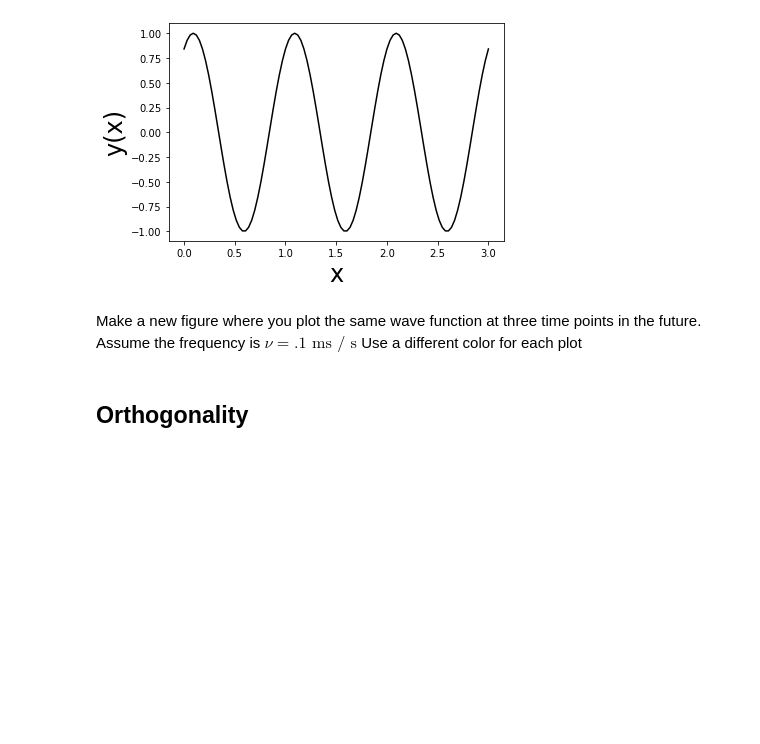
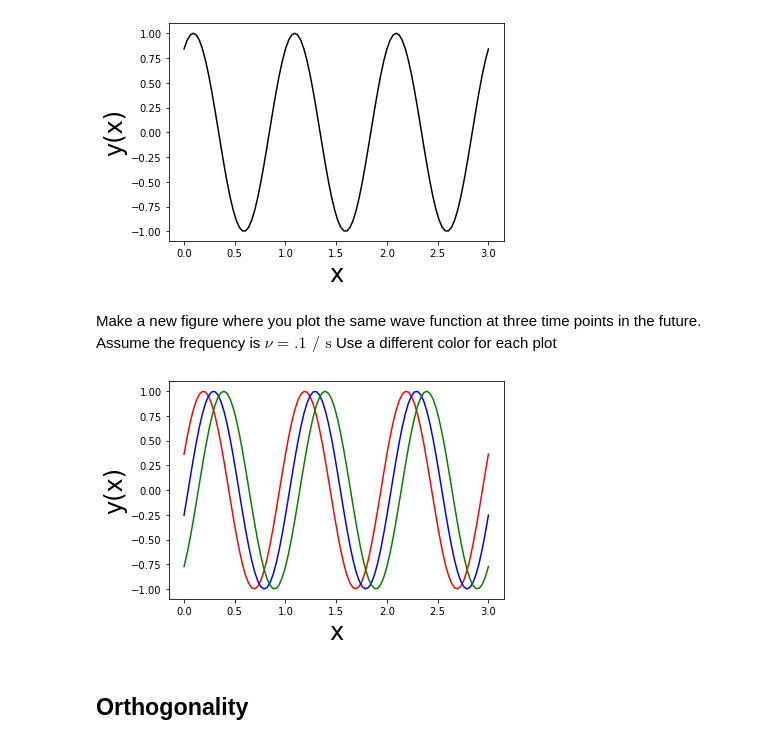
Before and after one commit to sju-chem264-2019/9-19-2019-lecture-daliahassan98, a Jupyter notebook: 9-19-2019 - Lecture Notebook.ipynb, the cells around one changed output. Drawn from its saved outputs; the diff is of its cells as text; code cells hidden in the pictures; blank space fills up the shorter version.

```diff
--- a/9-19-2019 - Lecture Notebook.ipynb
+++ b/9-19-2019 - Lecture Notebook.ipynb
@@ -362,4 +368,4 @@ plt.show()
 # %% [output]
 [figure]
 # %% [markdown]
-Make a new figure where you plot the same wave function at three time points in the future. Assume the frequency is $\nu=.1 \text{ ms / s} $ Use a different color for each plot
+Make a new figure where you plot the same wave function at three time points in the future. Assume the frequency is $\nu=.1 \text{ / s} $ Use a different color for each plot
@@ -368,3 +372,36 @@ Make a new figure where you plot the same wave function at three time points in
+# %%
+# 1 is the phase
+# 0 is the times component
+# from freq. you can get the period. period=1/(frequency). The period is 10.
+#u(x,t)=Asin(kx−ωt+ϕ), where
+#A  is the maximum amplitude of the wave, maximum distance from the highest point of the disturbance in the medium (the crest) to the equilibrium point during one wave cycle. In the illustration to the right, this is the maximum vertical distance between the baseline and the wave.
+#x  is the space coordinate
+#t  is the time coordinate
+#k  is the wavenumber
+#ν  is the natural frequency
+#ω  is the angular frequency (and  ω=2πν )
+#ϕ  is the phase
+
+import matplotlib.pyplot as plt
+import numpy as np
+x=np.linspace(0,3.0,100)
+#t=0
+#sin0x=np.sin(2*np.pi*x+0+1)
+#t=1, the future
+sin1x=np.sin(2*np.pi*x-(0.2*np.pi)+1)
+#t=2, the future
+sin2x=np.sin(2*np.pi*x-(0.4*np.pi)+1)
+#t=3, the future
+sin3x=np.sin(2*np.pi*x-(0.6*np.pi)+1)
+#plt.plot(x,sin0x, color="black")
+plt.plot(x,sin1x, color="red")
+plt.plot(x,sin2x, color="blue")
+plt.plot(x,sin3x, color="green")
+plt.xlabel('x', fontsize=24)
+plt.ylabel("y(x)", fontsize=24)
+plt.show()
+# %% [output]
+[figure, added]
 # %% [markdown]
 ## Orthogonality
 # %% [markdown]
```
Also changed, not shown: parts of 13 cells of this notebook.
